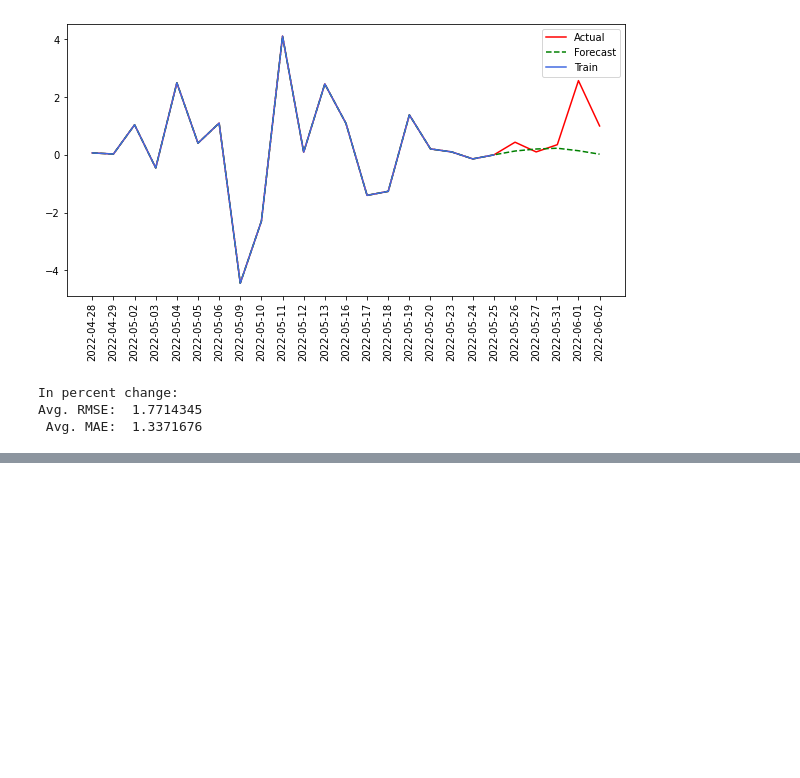
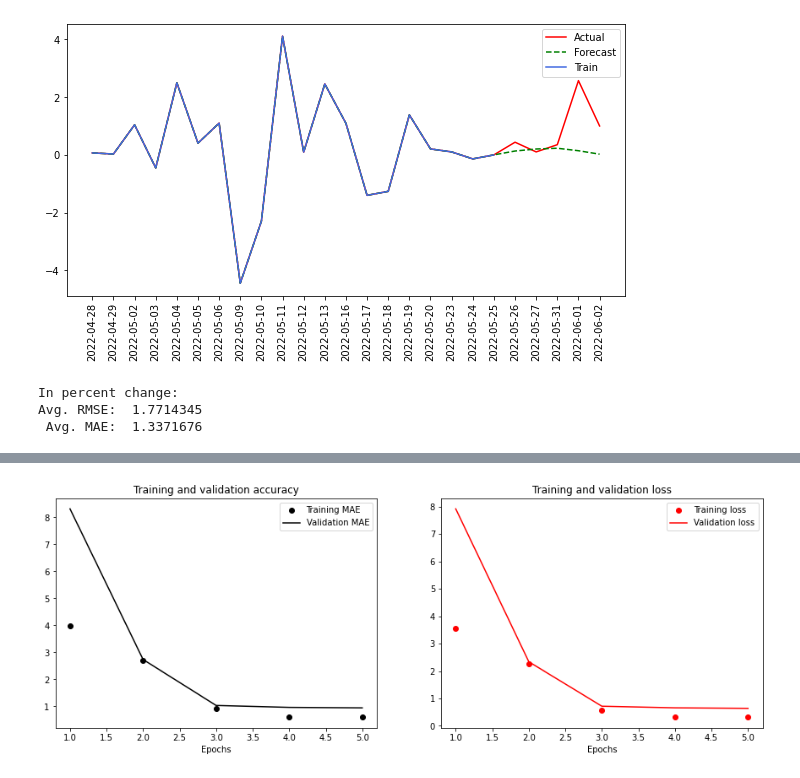
Before and after one commit to joaqsgonzales/tsa_final_project, a Jupyter notebook: Integrating tsFresh with Deep Learning Models.ipynb, the cells around one changed output, grey strips where cells are left out. Drawn from its saved outputs; the diff is of its cells as text; code cells hidden in the pictures; blank space fills up the shorter version.

```diff
--- a/Integrating tsFresh with Deep Learning Models.ipynb
+++ b/Integrating tsFresh with Deep Learning Models.ipynb
@@ -986,0 +1090,8 @@ Avg. RMSE:  1.7714345
+# %%
+# Normalize per dataframe column
+train_mean = ts_new[:train_size].mean()
+train_std = ts_new[:train_size].std()
+
+ts_new_norm = (ts_new - train_mean) / train_std
+
+ts_new_norm
@@ -986,0 +1113,8 @@ Avg. RMSE:  1.7714345
+# %%
+target = ['Return']
+covariates = list(ts_new_norm.columns.drop('Return'))
+
+ts = ts_new_norm[target + covariates].to_numpy() # we assume first column is the target
+ts_train = ts[:train_size]
+ts_val = ts[train_size:train_size+val_size]
+ts_test = ts[train_size+val_size:]
@@ -986,0 +1211,16 @@ Avg. RMSE:  1.7714345
+# %%
+# MLP
+model_mlp_new = tf.keras.Sequential([
+    tf.keras.layers.Flatten(input_shape=(20, 203)),
+    tf.keras.layers.Dense(32, activation="relu"),
+    tf.keras.layers.Dense(h, activation="linear")
+])
+
+model_mlp_new.compile(
+    optimizer='adam',
+    loss='huber',
+    metrics=['mae']
+)
+# %%
+history_mlp_new = model_mlp_new.fit(train_ds, epochs=5,
+                                    validation_data=val_ds)
@@ -986,0 +1238,4 @@ Avg. RMSE:  1.7714345
+# %%
+plot_results(history_mlp_new)
+# %% [output]
+[figure, added]
```
Also changed, not shown: parts of 52 cells of this notebook.
